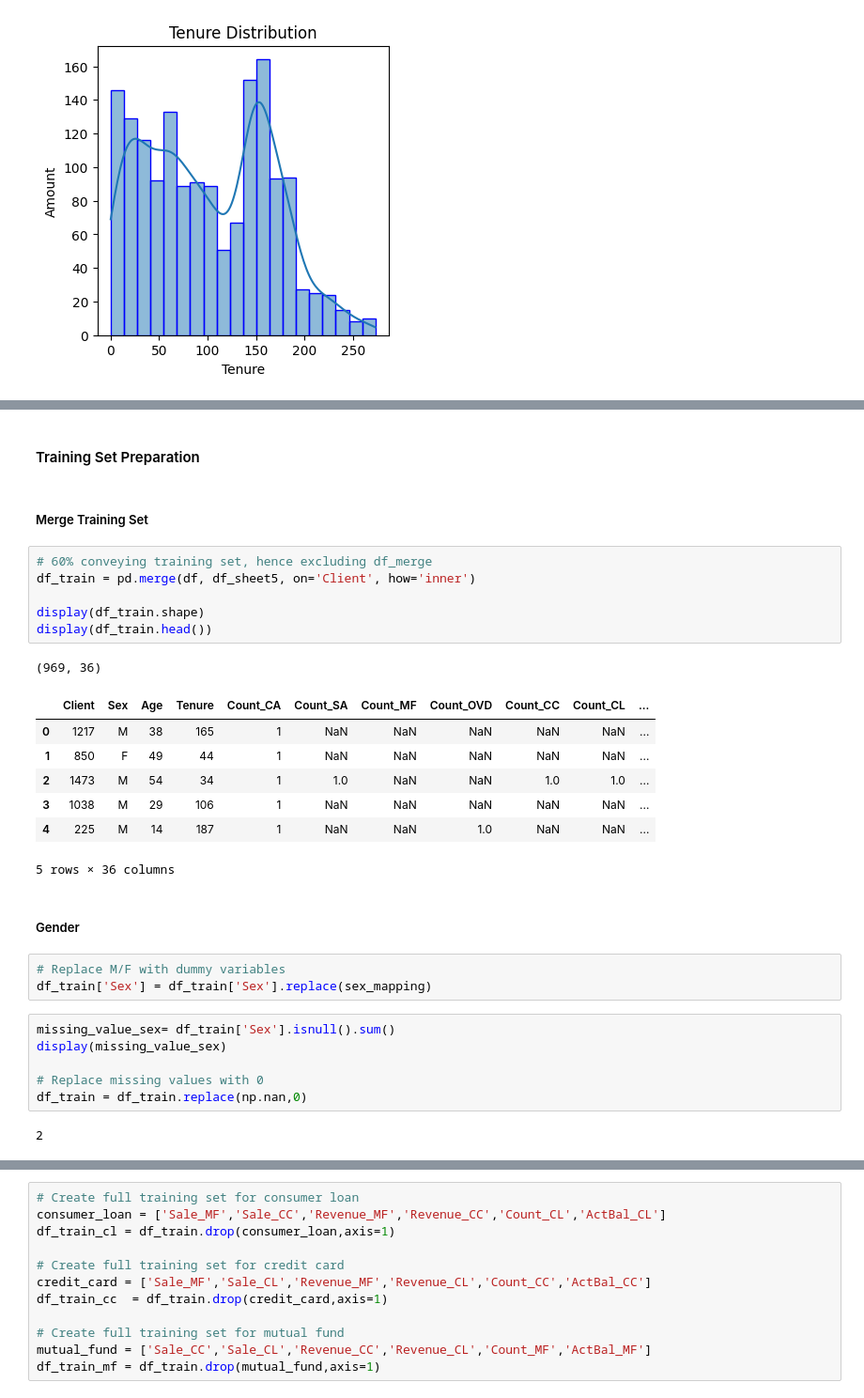
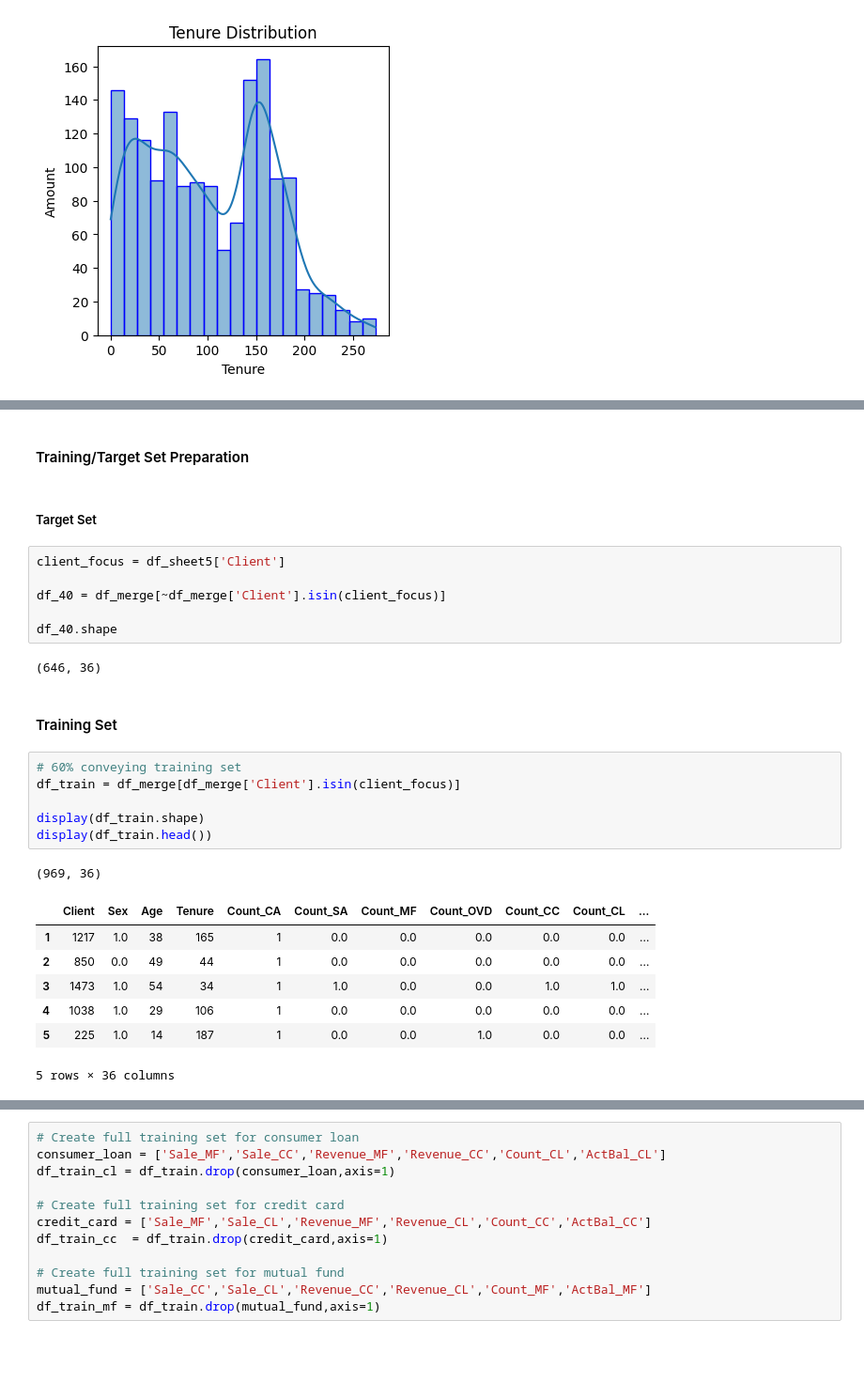
Before and after one commit to JonathanRabbi/DataSciencecase_Bank_Marketing, a Jupyter notebook: Training_Dataset.ipynb, the cells around one changed output, grey strips where cells are left out. Shown at 94% size. Saved outputs shown, nothing was run; the diff lists cells and outputs as text; blank space fills up the shorter version.

```diff
--- a/Training_Dataset.ipynb
+++ b/Training_Dataset.ipynb
@@ -155,34 +203,31 @@ plt.show()
 # %% [output]
 [figure]
 # %% [markdown]
-#### Training Set Preparation
+#### Training/Target Set Preparation
+# %% [markdown]
+##### Target Set
+# %%
+client_focus = df_sheet5['Client']
+
+df_40 = df_merge[~df_merge['Client'].isin(client_focus)]
+
+df_40.shape
+# %% [output]
+(646, 36)
 # %% [markdown]
-##### Merge Training Set
+#### Training Set
 # %%
-# 60% conveying training set, hence excluding df_merge
-df_train = pd.merge(df, df_sheet5, on='Client', how='inner')
+# 60% conveying training set
+df_train = df_merge[df_merge['Client'].isin(client_focus)]
 
 display(df_train.shape)
 display(df_train.head())
 # %% [output]
 (969, 36)
 |  | Client | Sex | Age | Tenure | Count_CA | Count_SA | Count_MF | Count_OVD | Count_CC | Count_CL | ... |
-| 0 | 1217 | M | 38 | 165 | 1 | NaN | NaN | NaN | NaN | NaN | ... |
-| 1 | 850 | F | 49 | 44 | 1 | NaN | NaN | NaN | NaN | NaN | ... |
-| 2 | 1473 | M | 54 | 34 | 1 | 1.0 | NaN | NaN | 1.0 | 1.0 | ... |
-| 3 | 1038 | M | 29 | 106 | 1 | NaN | NaN | NaN | NaN | NaN | ... |
-| 4 | 225 | M | 14 | 187 | 1 | NaN | NaN | 1.0 | NaN | NaN | ... |
+| 1 | 1217 | 1.0 | 38 | 165 | 1 | 0.0 | 0.0 | 0.0 | 0.0 | 0.0 | ... |
+| 2 | 850 | 0.0 | 49 | 44 | 1 | 0.0 | 0.0 | 0.0 | 0.0 | 0.0 | ... |
+| 3 | 1473 | 1.0 | 54 | 34 | 1 | 1.0 | 0.0 | 0.0 | 1.0 | 1.0 | ... |
+| 4 | 1038 | 1.0 | 29 | 106 | 1 | 0.0 | 0.0 | 0.0 | 0.0 | 0.0 | ... |
+| 5 | 225 | 1.0 | 14 | 187 | 1 | 0.0 | 0.0 | 1.0 | 0.0 | 0.0 | ... |
 5 rows × 36 columns
-# %% [markdown]
-##### Gender
-# %%
-# Replace M/F with dummy variables
-df_train['Sex'] = df_train['Sex'].replace(sex_mapping)
-# %%
-missing_value_sex= df_train['Sex'].isnull().sum()
-display(missing_value_sex)
-
-# Replace missing values with 0
-df_train = df_train.replace(np.nan,0)
-# %% [output]
-2
```
Also changed, not shown: parts of 36 cells of this notebook, 3 other files.
